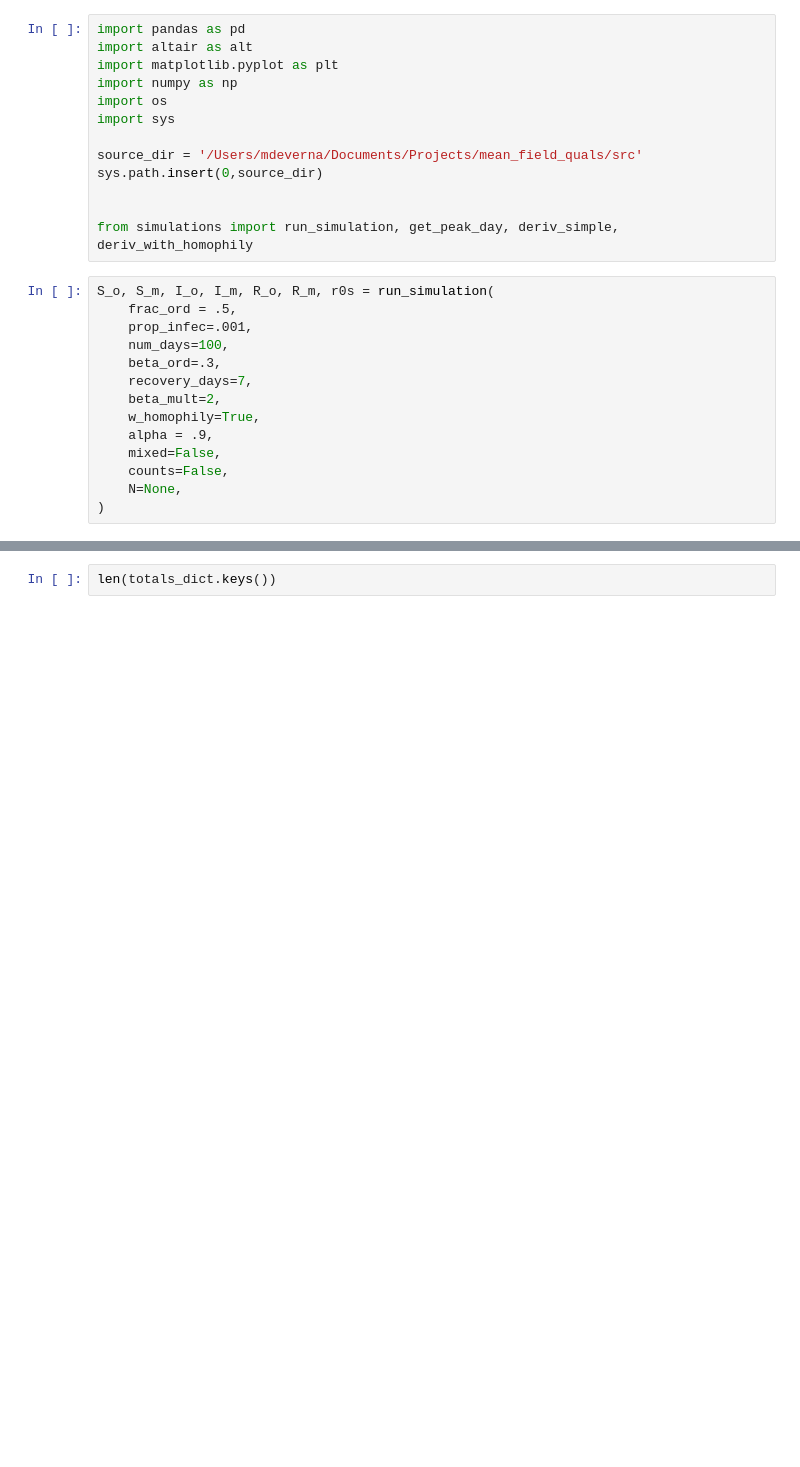
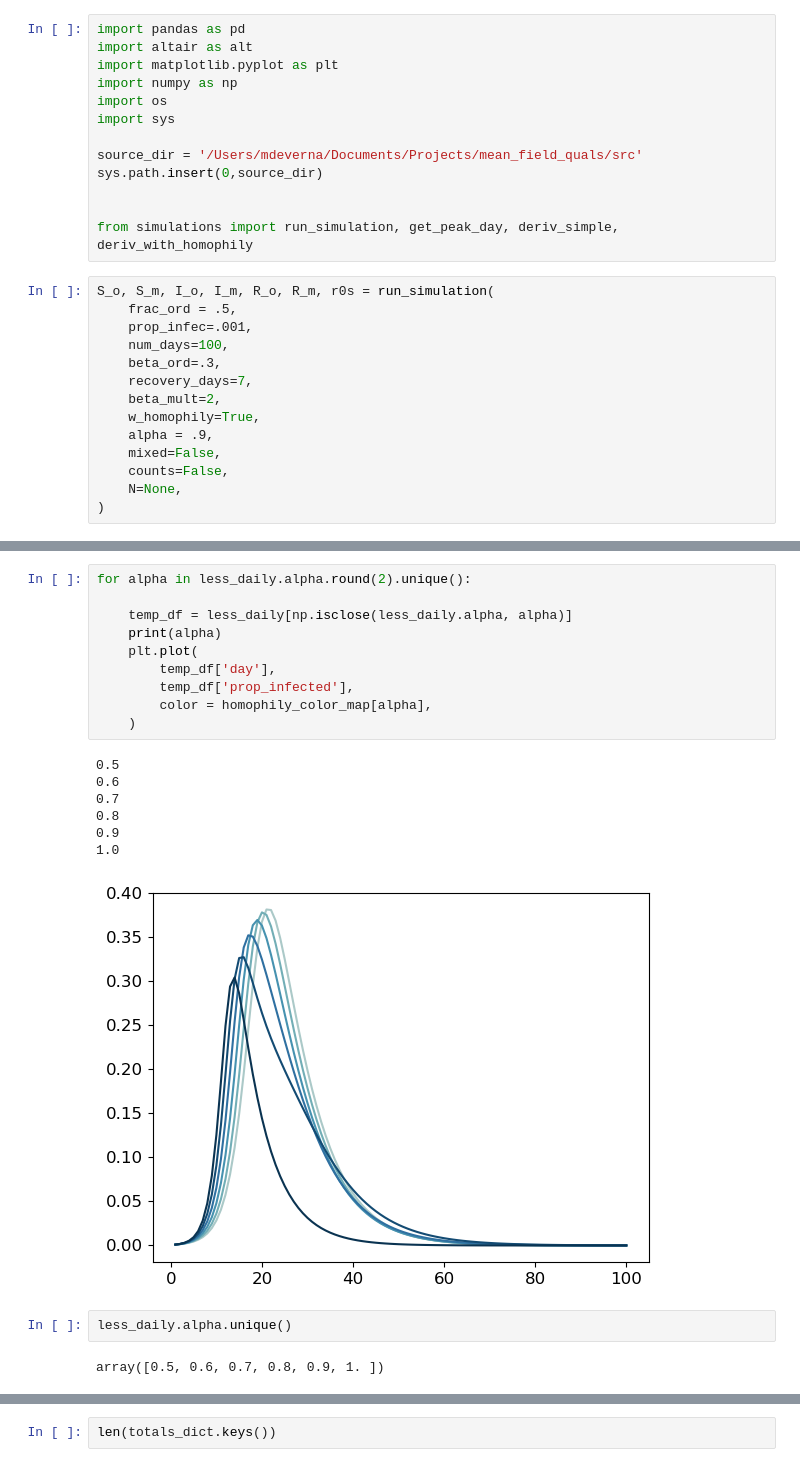
Before and after one commit to mr-devs/mean_field_quals, a Jupyter notebook: notebooks/2023-06-07__second_problem_consider_homophily.ipynb, the cells around one changed output, grey strips where cells are left out. Cells and saved outputs as stored; diff of their text form; blank space fills up the shorter version.

```diff
--- a/notebooks/2023-06-07__second_problem_consider_homophily.ipynb
+++ b/notebooks/2023-06-07__second_problem_consider_homophily.ipynb
@@ -97,0 +534,22 @@ False
+# %%
+for alpha in less_daily.alpha.round(2).unique():
+
+    temp_df = less_daily[np.isclose(less_daily.alpha, alpha)]
+    print(alpha)
+    plt.plot(
+        temp_df['day'],
+        temp_df['prop_infected'],
+        color = homophily_color_map[alpha],
+    )
+# %% [output]
+0.5
+0.6
+0.7
+0.8
+0.9
+1.0
+[figure, added]
+# %%
+less_daily.alpha.unique()
+# %% [output]
+array([0.5, 0.6, 0.7, 0.8, 0.9, 1. ])
```
Also changed, not shown: parts of 36 cells of this notebook, 6 other files.
